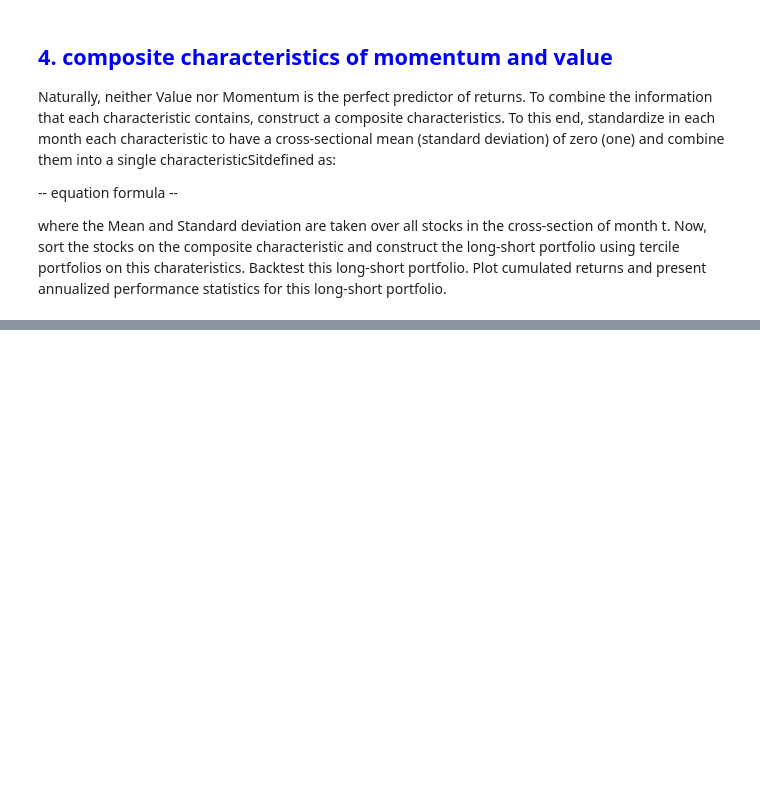
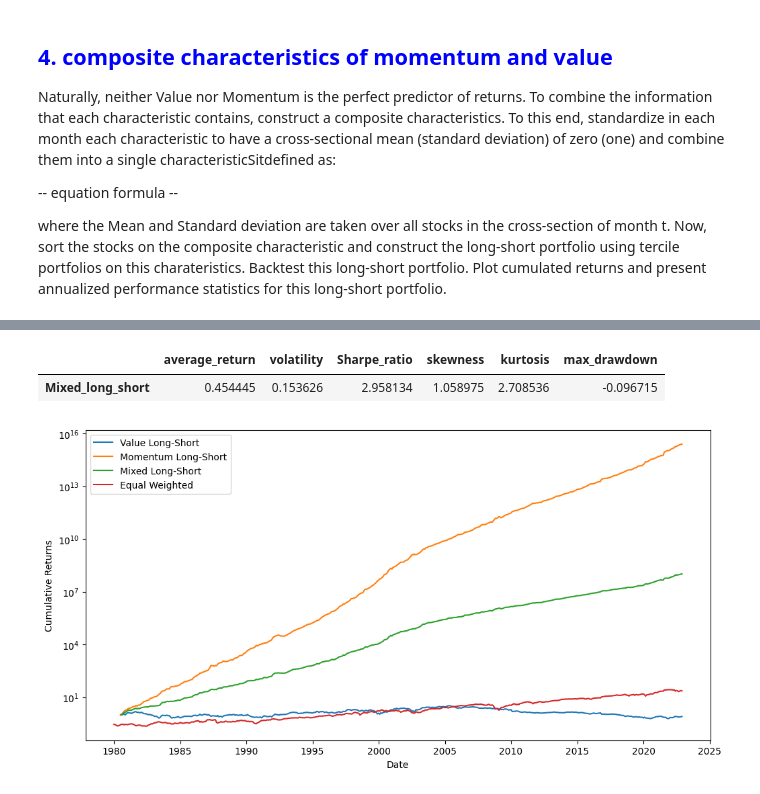
Before and after one commit to InesDew/NOVA-Asset-Management, a Jupyter notebook: Solution.ipynb, the cells around one changed output, grey strips where cells are left out. Saved outputs shown, nothing was run; the diff lists cells and outputs as text; code cells hidden in the pictures; blank space fills up the shorter version.

```diff
--- a/Solution.ipynb
+++ b/Solution.ipynb
@@ -570,0 +413,35 @@ am.summary_stats(btr.dropna())
+# %%
+# Create the mixed long-short portfolio
+tercile_returns['Mixed_long_short'] = 0.5 * tercile_returns['Value_long_short'].pct_change() + 0.5 * tercile_returns['MoM_long_short'].pct_change()
+
+# Calculate cumulative returns
+mixed_cumulative_returns = (1 + tercile_returns['Mixed_long_short']).cumprod()
+
+# Calculate annualized performance statistics
+mixed_stats = pd.Series()
+mixed_stats['average_return'] = tercile_returns['Mixed_long_short'].mean() * 12
+mixed_stats['volatility'] = tercile_returns['Mixed_long_short'].std() * np.sqrt(12)
+mixed_stats['Sharpe_ratio'] = mixed_stats['average_return'] / mixed_stats['volatility']
+mixed_stats['skewness'] = tercile_returns['Mixed_long_short'].skew()
+mixed_stats['kurtosis'] = tercile_returns['Mixed_long_short'].kurt()
+mixed_stats['max_drawdown'] = (mixed_cumulative_returns / mixed_cumulative_returns.cummax() - 1).min()
+
+mixed_stats = pd.DataFrame(mixed_stats).transpose()
+mixed_stats.index = ['Mixed_long_short']
+display(mixed_stats)
+
+# Plot the cumulative returns
+plt.figure(figsize=(12, 6))
+plt.plot(tercile_returns.index, tercile_returns['Value_long_short'], label='Value Long-Short')
+plt.plot(tercile_returns.index, tercile_returns['MoM_long_short'], label='Momentum Long-Short')
+plt.plot(tercile_returns.index, mixed_cumulative_returns, label='Mixed Long-Short')
+plt.plot(equal_weighted_returns.index, equal_weighted_cumulative, label='Equal Weighted')
+plt.xlabel('Date')
+plt.ylabel('Cumulative Returns')
+plt.yscale('log')
+plt.legend()
+plt.show()
+# %% [output]
+|  | average_return | volatility | Sharpe_ratio | skewness | kurtosis | max_drawdown |
+| Mixed_long_short | 0.454445 | 0.153626 | 2.958134 | 1.058975 | 2.708536 | -0.096715 |
+[figure, added]
```
Also changed, not shown: parts of 11 cells of this notebook.
